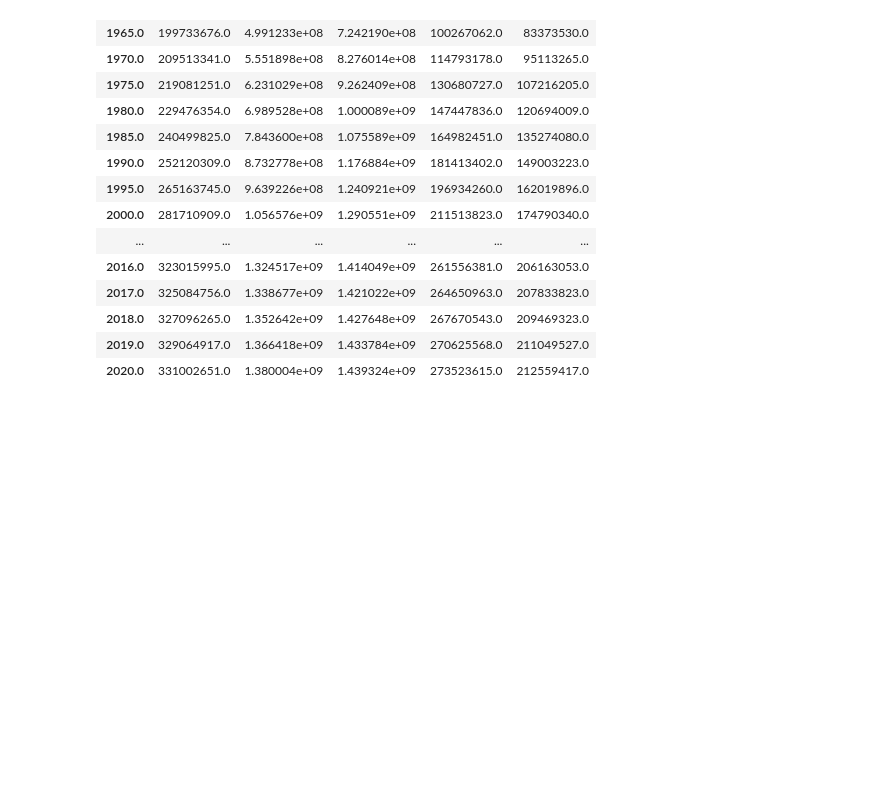
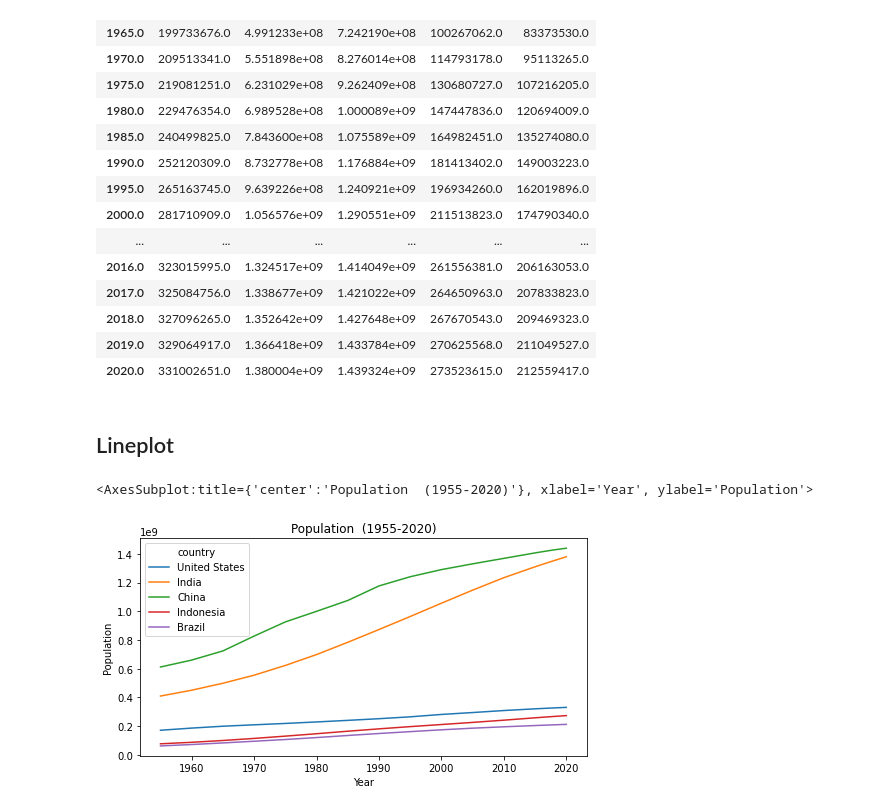
Before and after one commit to fede3mmanuel/DataAnalysis, a Jupyter notebook: Example.ipynb, the cells around one changed output. Drawn from its saved outputs; the diff is of its cells as text; code cells hidden in the pictures; blank space fills up the shorter version.

Commit message:
Line plot

```diff
--- a/Example.ipynb
+++ b/Example.ipynb
@@ -59,3 +56,10 @@ df_pivot
 | 2018.0 | 327096265.0 | 1.352642e+09 | 1.427648e+09 | 267670543.0 | 209469323.0 |
 | 2019.0 | 329064917.0 | 1.366418e+09 | 1.433784e+09 | 270625568.0 | 211049527.0 |
 | 2020.0 | 331002651.0 | 1.380004e+09 | 1.439324e+09 | 273523615.0 | 212559417.0 |
+# %% [markdown]
+## Lineplot
+# %%
+df_pivot.plot(kind='line', xlabel='Year', ylabel='Population', title= 'Population  (1955-2020)', figsize= (8, 4))
+# %% [output]
+<AxesSubplot:title={'center':'Population  (1955-2020)'}, xlabel='Year', ylabel='Population'>
+[figure, added]
```
Also changed, not shown: parts of 6 cells of this notebook.
